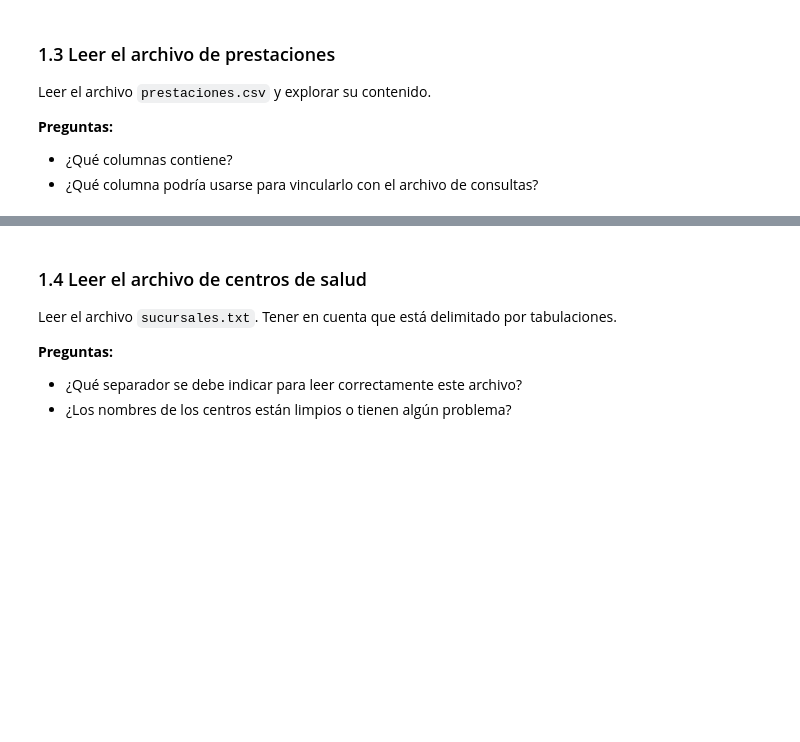
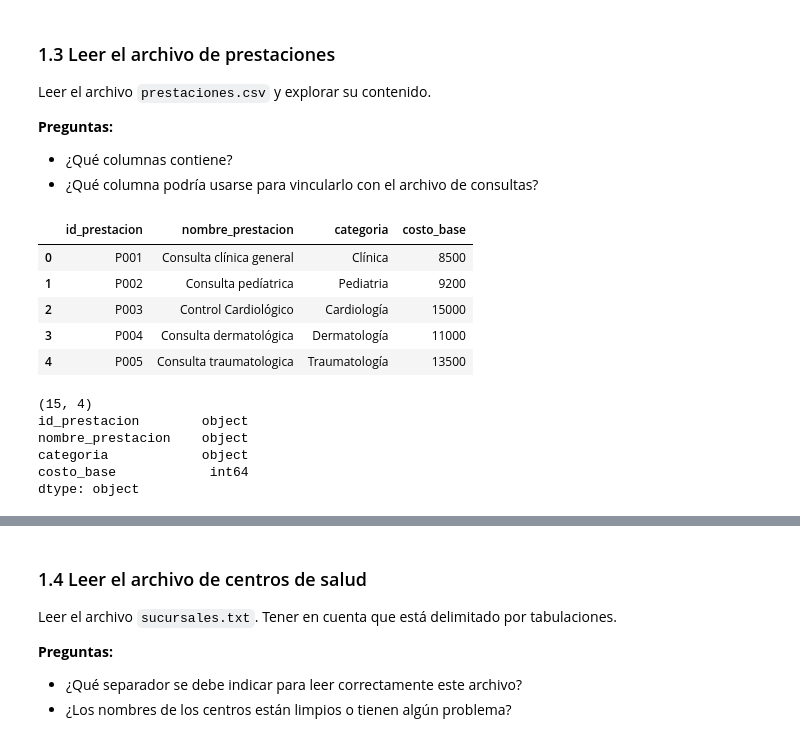
Before and after one commit to joelmoraesDev/Taller_centro_de_salud, a Jupyter notebook: Taller_centros_de_salud_v3.ipynb, the cells around one changed output, grey strips where cells are left out. Drawn from its saved outputs; the diff is of its cells as text; code cells hidden in the pictures; blank space fills up the shorter version.

Commit message:
Leer el archivo prestaciones

```diff
--- a/Taller_centros_de_salud_v3.ipynb
+++ b/Taller_centros_de_salud_v3.ipynb
@@ -316,5 +318,24 @@ Leer el archivo `prestaciones.csv` y explorar su contenido.
 - ¿Qué columna podría usarse para vincularlo con el archivo de consultas?
 # %%
 # Leer el archivo CSV de prestaciones
+prestaciones = pd.read_csv("Taller_centro_de_salud/data/prestaciones.csv")
 # %%
 # Explorar el DataFrame de prestaciones
+prestaciones.head()
+# %% [output]
+|  | id_prestacion | nombre_prestacion | categoria | costo_base |
+| 0 | P001 | Consulta clínica general | Clínica | 8500 |
+| 1 | P002 | Consulta pedíatrica | Pediatria | 9200 |
+| 2 | P003 | Control Cardiológico | Cardiología | 15000 |
+| 3 | P004 | Consulta dermatológica | Dermatología | 11000 |
+| 4 | P005 | Consulta traumatologica | Traumatología | 13500 |
+# %%
+print(prestaciones.shape)
+print(prestaciones.dtypes)
+# %% [output]
+(15, 4)
+id_prestacion        object
+nombre_prestacion    object
+categoria            object
+costo_base            int64
+dtype: object
```
Also changed, not shown: parts of 3 cells of this notebook.
